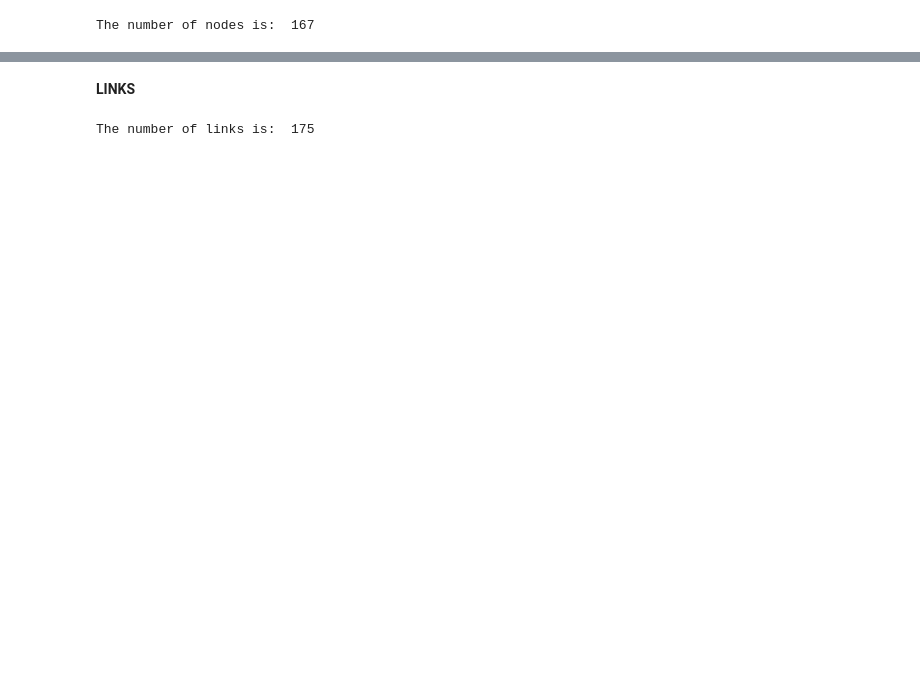
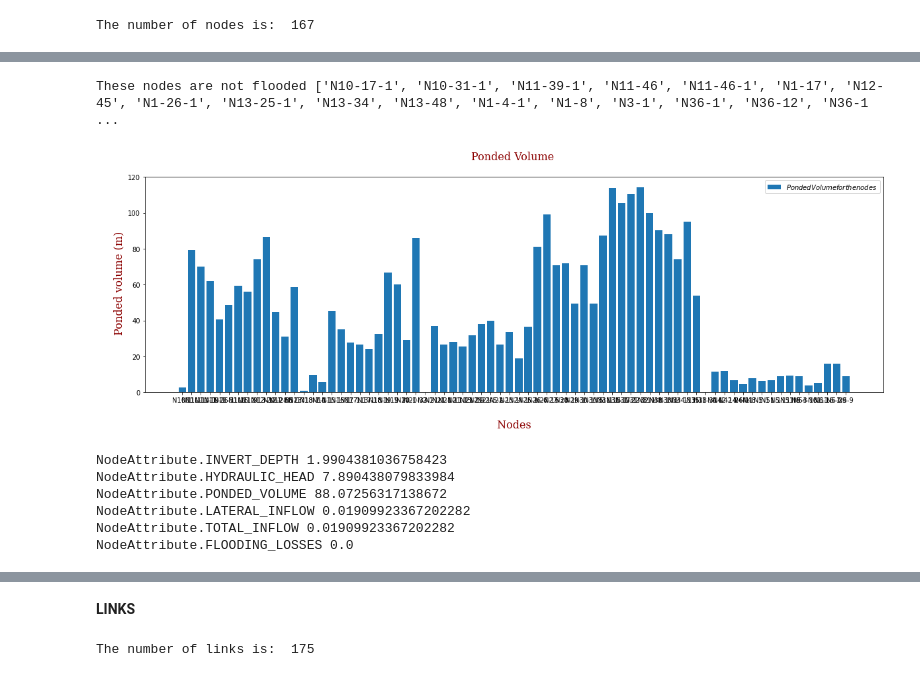
Before and after one commit to sifiso-ncube/thesis, a Jupyter notebook: SWMM_ExtrCode.ipynb, the cells around one changed output, grey strips where cells are left out. Saved outputs shown, nothing was run; the diff lists cells and outputs as text; code cells hidden in the pictures; blank space fills up the shorter version.

```diff
--- a/SWMM_ExtrCode.ipynb
+++ b/SWMM_ExtrCode.ipynb
@@ -46,0 +92,63 @@ The number of nodes is:  167
+# %%
+#Ponded Volume
+#For all nodes at given time, get the ponded volume.
+#returns a dictionary of attribute values for all nodes at given timestep
+def Ex_ponded_volume():
+  with Output('15.10.1realday.out') as out:
+      data = out.node_attribute(NodeAttribute.PONDED_VOLUME, datetime(2020, 10, 15, 21))
+      node_pondvol = []
+      index_list= []
+      non_ponded= []
+      for object in data:
+         if data[object]>0:                         # only those nodes which are flooded/ponded
+            node_pondvol.append(data[object])       #data[object] gives the ponded volume
+            index_list.append(object)                #the object is the node name
+         else:
+            non_ponded.append(object)
+         #print(object, data[object])
+      print("These nodes are not flooded", non_ponded)
+
+
+      font = {'family': 'serif',
+        'color':  'darkred',
+        'weight': 'normal',
+        'size': 16,
+        }
+      plt.figure(figsize = [20, 6])
+      plt.bar(index_list, node_pondvol, label = '$Ponded Volume for the nodes $')
+      plt.xlabel("\n Nodes ",fontdict = font)
+      plt.ylabel("\n Ponded volume (m)",fontdict = font)
+      plt.title("Ponded Volume \n",fontdict = font)
+      #plt.xticks(nodes, rotation ='vertical')
+      plt.legend()
+      plt.show()
+
+
+Ex_ponded_volume()
+# %% [output]
+These nodes are not flooded ['N10-17-1', 'N10-31-1', 'N11-39-1', 'N11-46', 'N11-46-1', 'N1-17', 'N12-45', 'N1-26-1', 'N13-25-1', 'N13-34', 'N13-48', 'N1-4-1', 'N1-8', 'N3-1', 'N36-1', 'N36-12', 'N36-1 ...
+[figure, added]
+# %%
+# Node Attributes
+#Gets all the attributes for a node at given time.
+#returns a dictionary of attributes for a node at given timestep
+
+def Ex_node_attributes():
+  with Output('15.10.1realday.out') as out:
+      data = out.node_result('N33-1', datetime(2020, 10, 15, 21))
+      index_list= []
+      node_attr = []
+      for object in data:
+         node_attr.append(data[object])       #data[object] gives the value
+         index_list.append(object)                #the object is the node attribute
+         print(object, data[object])
+ ## make a table
+
+Ex_node_attributes()
+# %% [output]
+NodeAttribute.INVERT_DEPTH 1.9904381036758423
+NodeAttribute.HYDRAULIC_HEAD 7.890438079833984
+NodeAttribute.PONDED_VOLUME 88.07256317138672
+NodeAttribute.LATERAL_INFLOW 0.01909923367202282
+NodeAttribute.TOTAL_INFLOW 0.01909923367202282
+NodeAttribute.FLOODING_LOSSES 0.0
```
Also changed, not shown: parts of 16 cells of this notebook.
